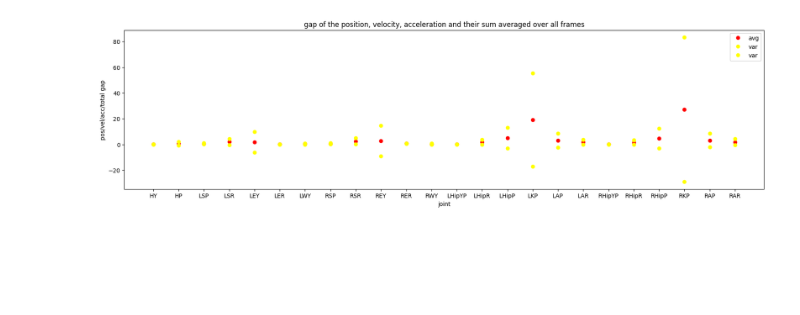
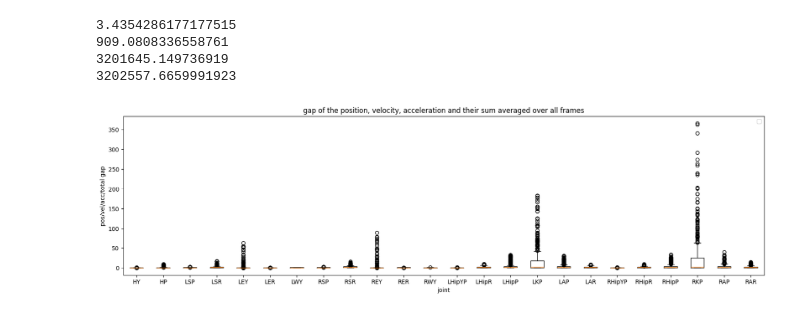
Before and after one commit to DasWHYYYDerWoche/MasterThesis, a Jupyter notebook: testing/gap_object_test.ipynb, the cells around one changed output. Drawn from its saved outputs; the diff is of its cells as text; code cells hidden in the pictures; blank space fills up the shorter version.

```diff
--- a/testing/gap_object_test.ipynb
+++ b/testing/gap_object_test.ipynb
@@ -14,7 +14,7 @@ gap_handler = simulator.simulation_gap(settings=replay_settings)
 action_name = "sidestep"
 recording_date = "260108"
 log_index = 0
-joint_name = "lAnkleRoll"
+joint_name = "lAnklePitch"
 start_index = 0
 end_end_index = -1
 
@@ -22,4 +22,3 @@ gap_handler_visualizer = GapHandlerVisualizer(gap_handler)
 gap_object_visualizer = gap_handler_visualizer.get_gap_object_visualizer(action_name, recording_date, log_index)
 
 test_object = gap_handler.get(action_name, recording_date, log_index)
-test_object.load()
@@ -54,16 +51,24 @@ gap_object_visualizer.plt_avg_for_joints()
+# %%
+print(test_object.get_pos_gap_avg())
+print(test_object.get_vel_gap_avg())
+print(test_object.get_acc_gap_avg())
+print(test_object.get_total_gap_avg())
+# %% [output]
+3.4354286177177515
+909.0808336558761
+3201645.149736919
+3202557.6659991923
 # %%
 
 import matplotlib.pyplot as plt
-pos_gap = test_object.get_pos_gap_for_joints_TEST()
+pos_gap_plot = test_object.get_pos_gaps()
 
 plt.figure(figsize=(20, 5))
 plt.title("gap of the position, velocity, acceleration and their sum averaged over all frames")
 plt.xlabel("joint")
 plt.ylabel("pos/vel/acc/total gap")
-plt.plot([JOINT_SHORT[joint_name] for joint_name in pos_gap.keys()], [x for x,y in pos_gap.values()], "o", color="red", label="avg")
-plt.plot([JOINT_SHORT[joint_name] for joint_name in pos_gap.keys()], [x+y for x,y in pos_gap.values()], "o", color="yellow", label="var")
-plt.plot([JOINT_SHORT[joint_name] for joint_name in pos_gap.keys()], [x-y for x,y in pos_gap.values()], "o", color="yellow", label="var")
+plt.boxplot(pos_gap_plot.values(), tick_labels=[ABBREVIATIONS[key] for key in pos_gap_plot.keys()])
 plt.legend()
 plt.show()
 # %% [output]
-[figure, old version]
+[figure, new version]
```
Also changed, not shown: parts of 6 cells of this notebook, 12 other files.
